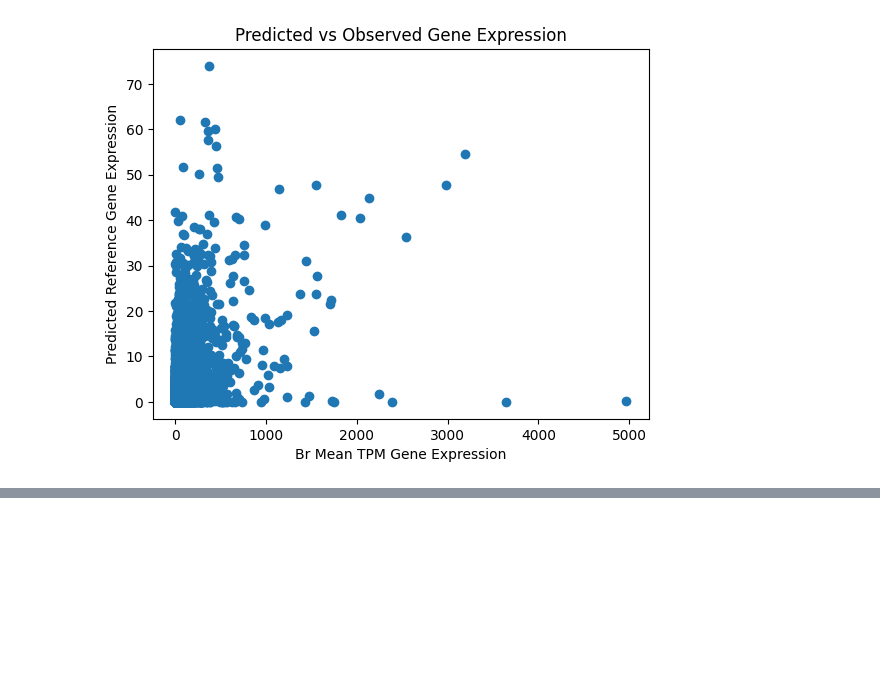
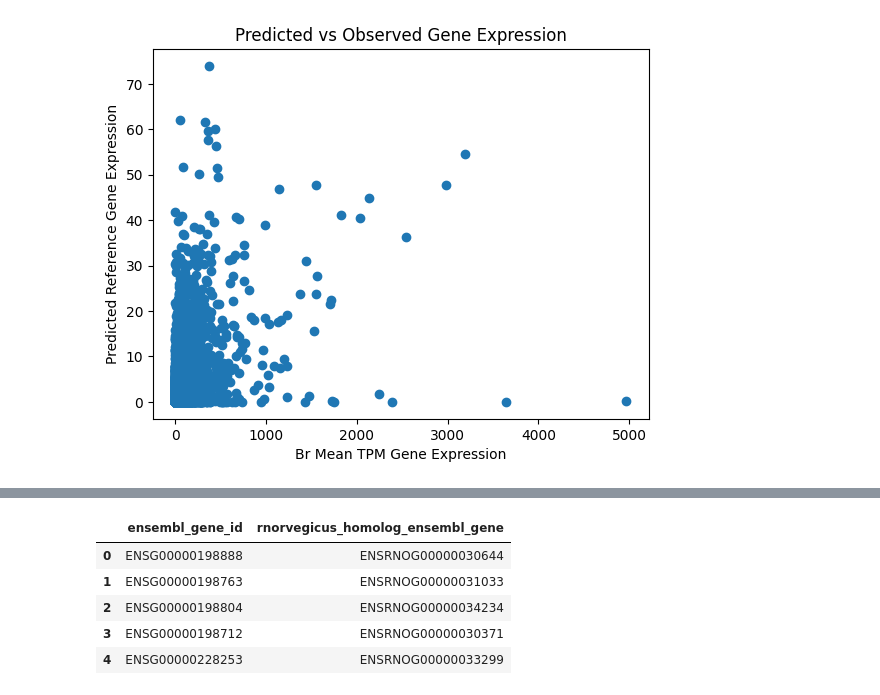
Before and after one commit to hakyimlab/sabrina-deep-learning-in-genomics, a Jupyter notebook: posts/2023-08-10-correlation-across-genes/index.ipynb, the cells around one changed output, grey strips where cells are left out. Drawn from its saved outputs; the diff is of its cells as text; code cells hidden in the pictures; blank space fills up the shorter version.

```diff
--- a/posts/2023-08-10-correlation-across-genes/index.ipynb
+++ b/posts/2023-08-10-correlation-across-genes/index.ipynb
@@ -156,0 +160,11 @@ plt.show()
+# %%
+# human to rat gene dictionary
+ortho_genes = pd.read_csv("ortholog_genes_rats_humans.tsv", header=0, sep="\t", usecols=['ensembl_gene_id', 'rnorvegicus_homolog_ensembl_gene'])
+ortho_genes.head()
+# %% [output]
+|  | ensembl_gene_id | rnorvegicus_homolog_ensembl_gene |
+| 0 | ENSG00000198888 | ENSRNOG00000030644 |
+| 1 | ENSG00000198763 | ENSRNOG00000031033 |
+| 2 | ENSG00000198804 | ENSRNOG00000034234 |
+| 3 | ENSG00000198712 | ENSRNOG00000030371 |
+| 4 | ENSG00000228253 | ENSRNOG00000033299 |
```
Also changed, not shown: parts of 14 cells of this notebook, 9 other files.
